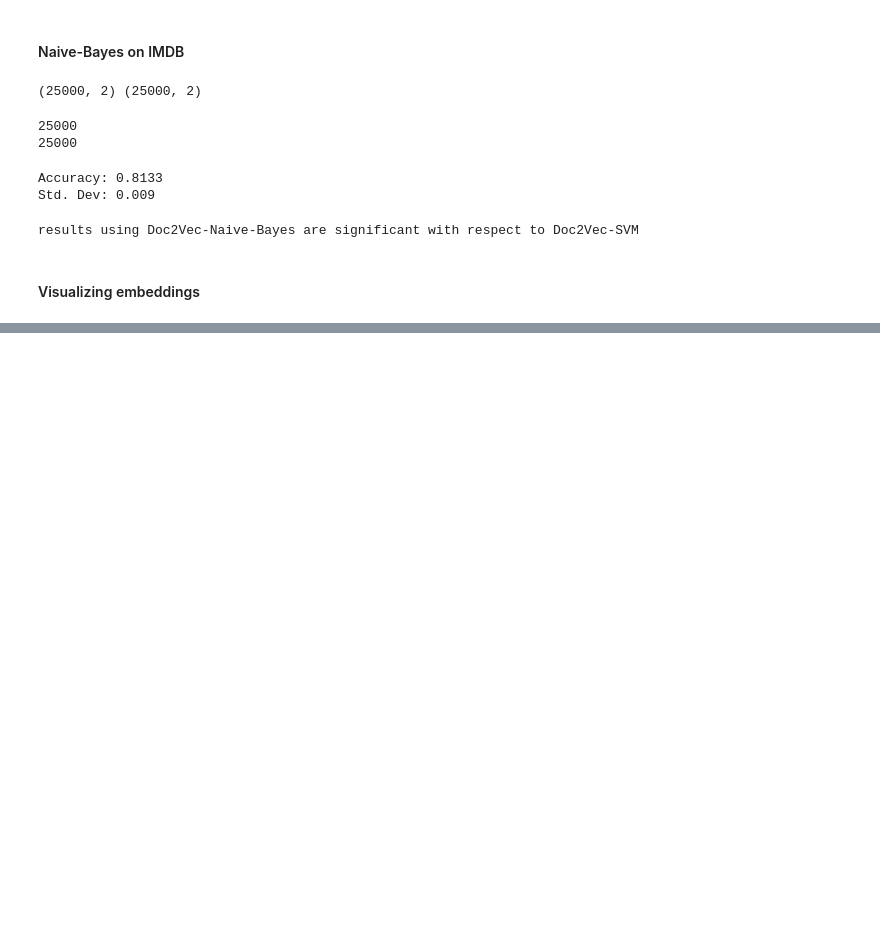
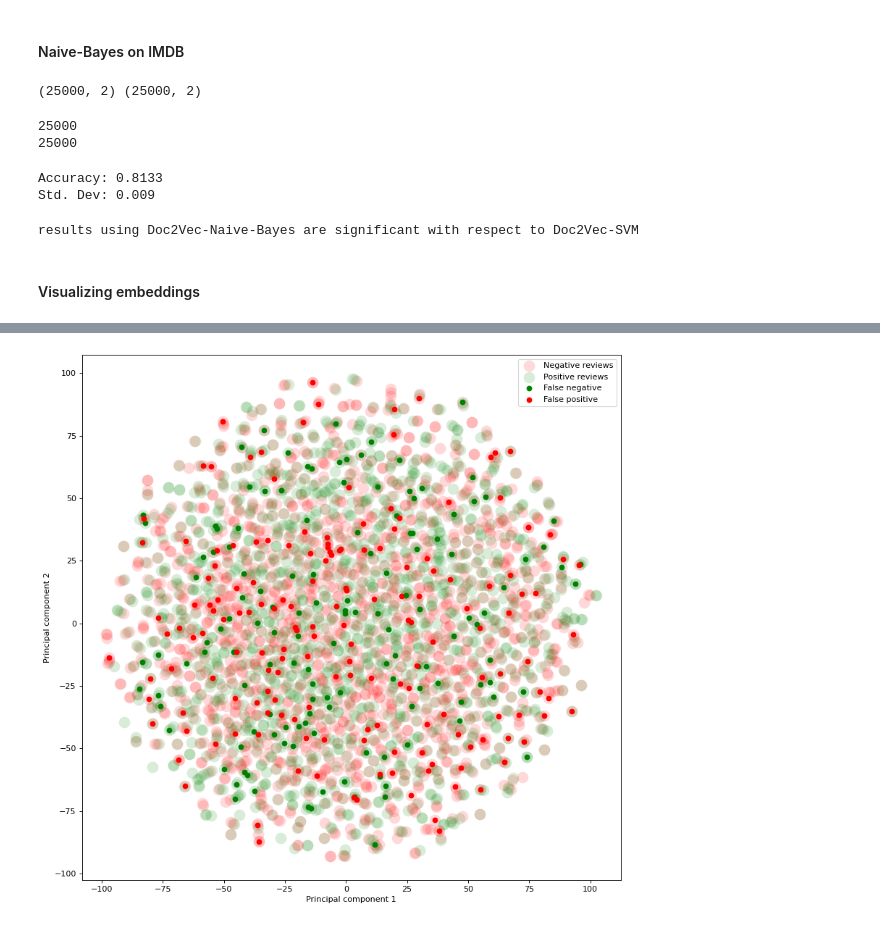
Before and after one commit to AlejandroSantorum/MPhil_MLMI_Cambridge, a Jupyter notebook: MLMI13-Natural_Language_Processing/Lab/code/practical-old-version.ipynb, the cells around one changed output, grey strips where cells are left out. Drawn from its saved outputs; the diff is of its cells as text; code cells hidden in the pictures; blank space fills up the shorter version.

```diff
--- a/MLMI13-Natural_Language_Processing/Lab/code/practical-old-version.ipynb
+++ b/MLMI13-Natural_Language_Processing/Lab/code/practical-old-version.ipynb
@@ -477,15 +495,19 @@ false_negative = (test_labels[:n_embed]  == 1) * (pred_labels[:n_embed] == 0)
 # %%
 fig = plt.figure(num=None, figsize=(12, 12), dpi=80, facecolor='w', edgecolor='k')
 
 
 plt.scatter(Y[neg_indices][:, 0], Y[neg_indices][:, 1], c='r', alpha=0.15, s=200, lw = 0,label="Negative reviews")
 plt.scatter(Y[pos_indices][:, 0], Y[pos_indices][:, 1], c='g', alpha=0.15, s=200, lw = 0, label="Positive reviews")
 
-#plt.scatter(Y[-200:][false_negative][:, 0], Y[-200:][false_negative][:, 1], c='g', label="False negative")
-#plt.scatter(Y[-200:][false_positive][:, 0], Y[-200:][false_positive][:, 1], c='r', label="False positive")
-
 plt.scatter(Y[false_negative][:, 0], Y[false_negative][:, 1], c='g', label="False negative")
 plt.scatter(Y[false_positive][:, 0], Y[false_positive][:, 1], c='r', label="False positive")
+
+plt.xlabel("Principal component 1")
+plt.ylabel("Principal component 2")
+plt.legend()
+plt.show()
+# %% [output]
+[figure, added]
 # %%
 bad_pred_indices = false_positive + false_negative
 good_pred_indices = true_positive + true_negatice
```
Also changed, not shown: parts of 3 cells of this notebook, 6 other files.
